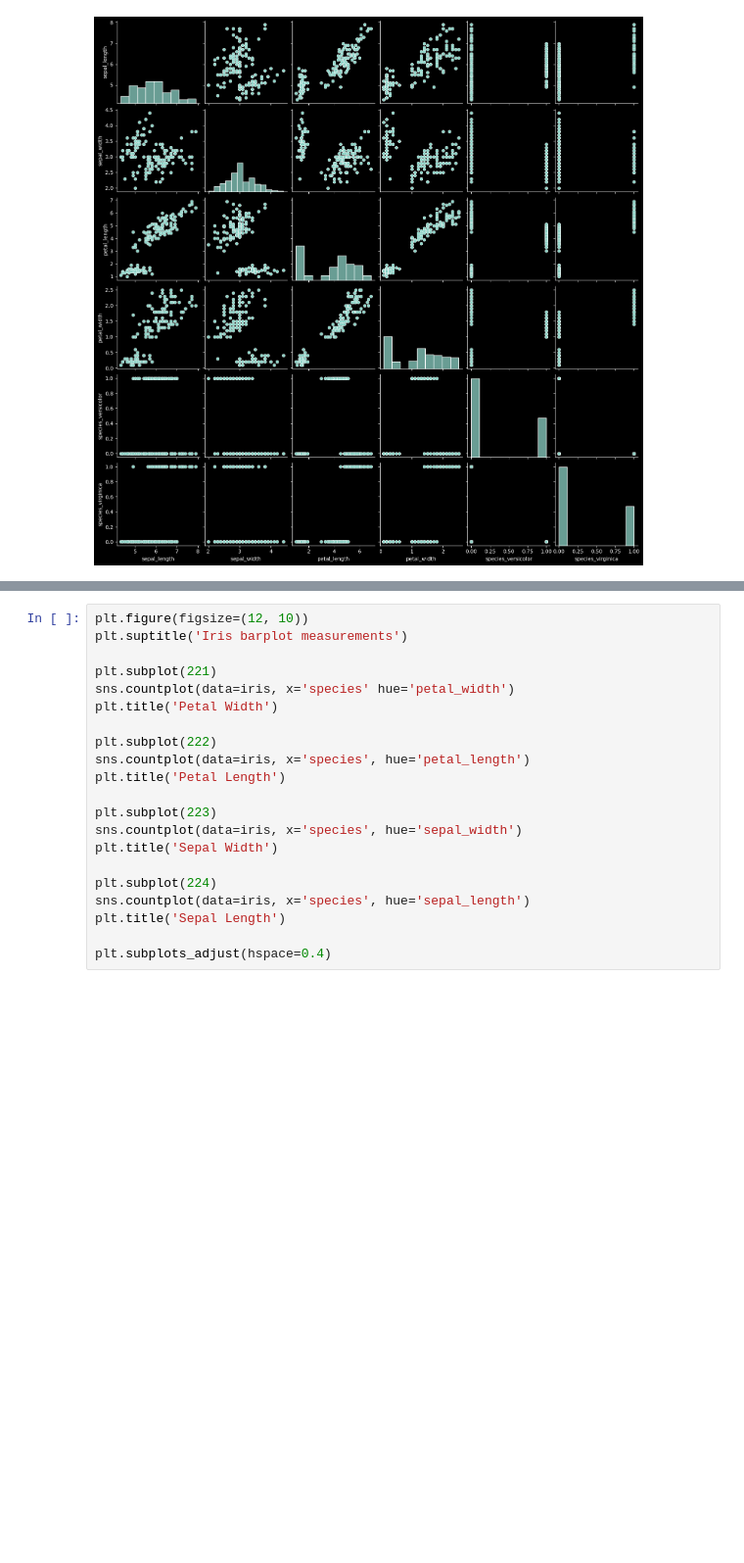
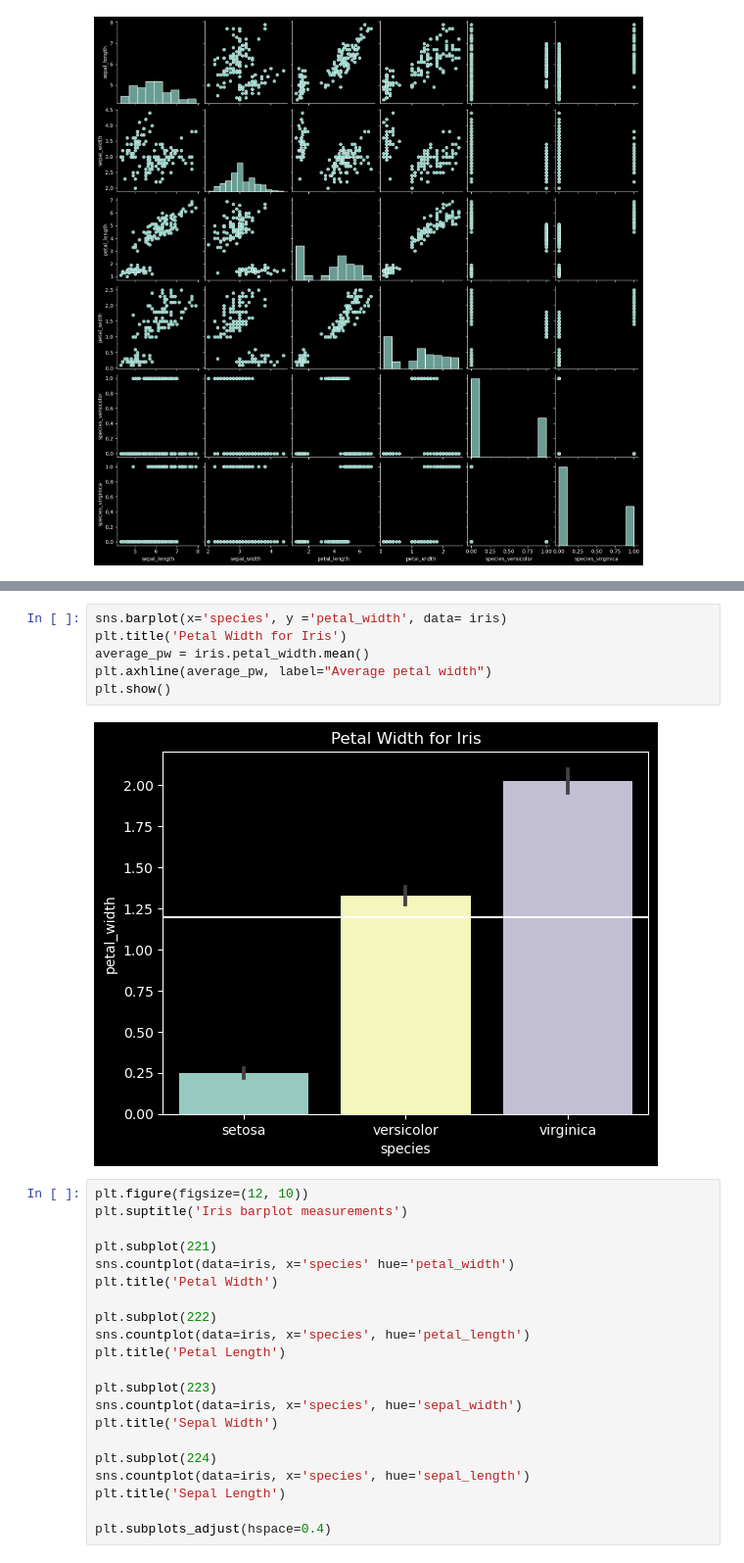
Before and after one commit to Ramiro-Lopez/classification-repo, a Jupyter notebook: classification_exercises.ipynb, the cells around one changed output, grey strips where cells are left out. Shown at 98% size. Cells and saved outputs as stored; diff of their text form; blank space fills up the shorter version.

```diff
--- a/classification_exercises.ipynb
+++ b/classification_exercises.ipynb
@@ -1166,3 +1181,11 @@ sns.pairplot(iris)
+# %%
+sns.barplot(x='species', y ='petal_width', data= iris)
+plt.title('Petal Width for Iris')
+average_pw = iris.petal_width.mean()
+plt.axhline(average_pw, label="Average petal width")
+plt.show()
+# %% [output]
+[figure, added]
 # %%
 plt.figure(figsize=(12, 10))
 plt.suptitle('Iris barplot measurements')
```
Also changed, not shown: parts of 14 cells of this notebook.
